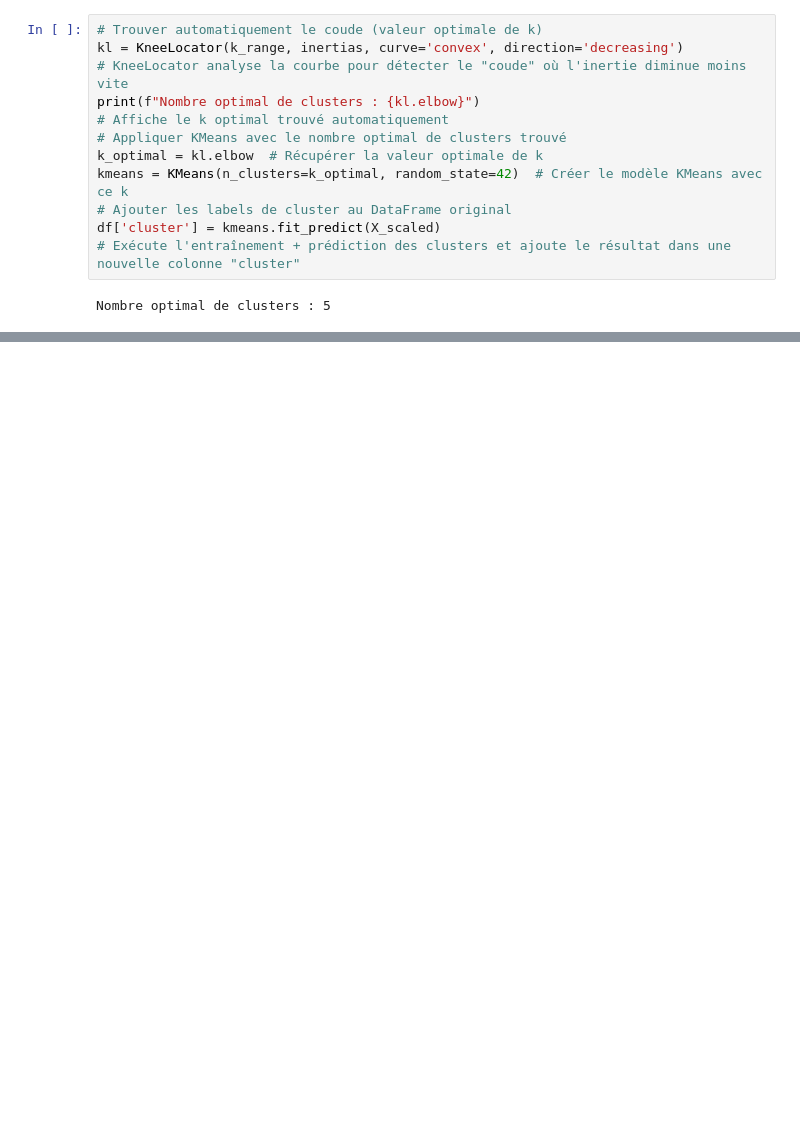
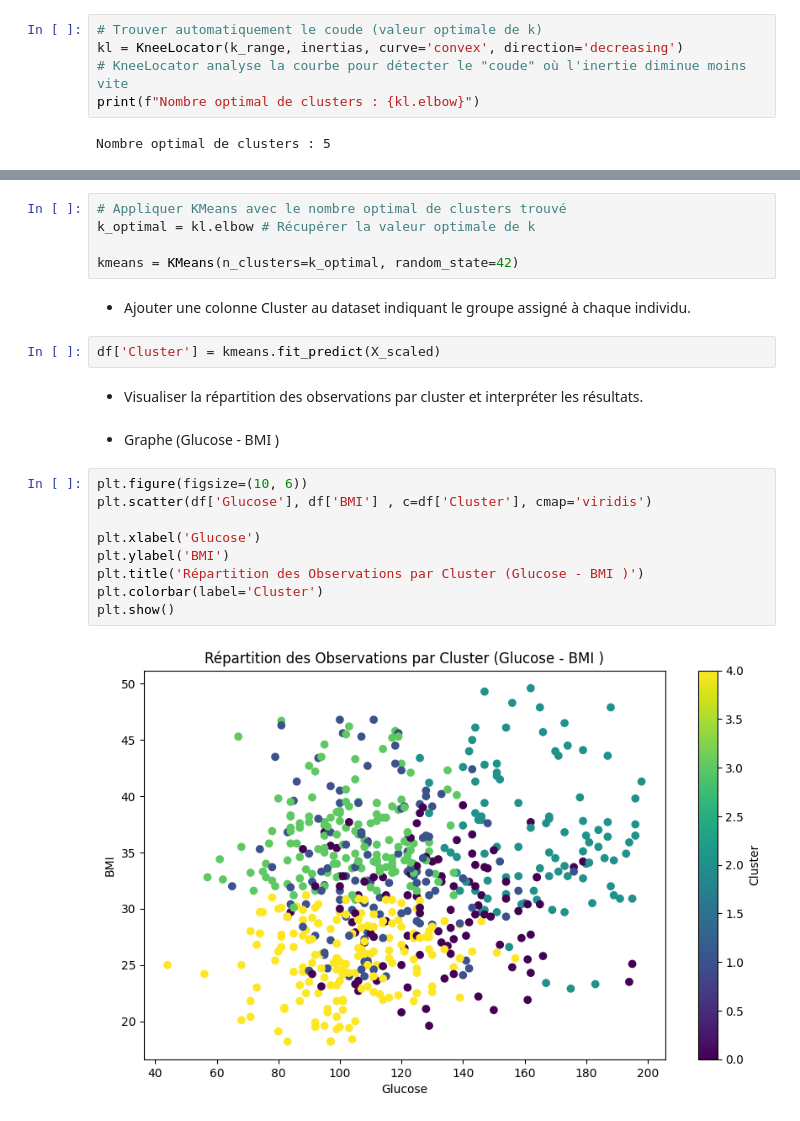
Before and after one commit to RaihanaAm/Analyse-de-Diab-te, a Jupyter notebook: Main.ipynb, the cells around one changed output, grey strips where cells are left out. Saved outputs shown, nothing was run; the diff lists cells and outputs as text; blank space fills up the shorter version.

Commit message:
visualisation des clusturing + interprétation

```diff
--- a/Main.ipynb
+++ b/Main.ipynb
@@ -342,12 +342,5 @@ plt.show()                                          # Afficher le graphique
 kl = KneeLocator(k_range, inertias, curve='convex', direction='decreasing')
 # KneeLocator analyse la courbe pour détecter le "coude" où l'inertie diminue moins vite
 print(f"Nombre optimal de clusters : {kl.elbow}")
-# Affiche le k optimal trouvé automatiquement
-# Appliquer KMeans avec le nombre optimal de clusters trouvé
-k_optimal = kl.elbow  # Récupérer la valeur optimale de k
-kmeans = KMeans(n_clusters=k_optimal, random_state=42)  # Créer le modèle KMeans avec ce k
-# Ajouter les labels de cluster au DataFrame original
-df['cluster'] = kmeans.fit_predict(X_scaled)
-# Exécute l'entraînement + prédiction des clusters et ajoute le résultat dans une nouvelle colonne "cluster"
 # %% [output]
 Nombre optimal de clusters : 5
@@ -353,0 +349,24 @@ Nombre optimal de clusters : 5
+# %%
+# Appliquer KMeans avec le nombre optimal de clusters trouvé
+k_optimal = kl.elbow # Récupérer la valeur optimale de k
+
+kmeans = KMeans(n_clusters=k_optimal, random_state=42)
+# %% [markdown]
+* Ajouter une colonne Cluster au dataset indiquant le groupe assigné à chaque individu.
+# %%
+df['Cluster'] = kmeans.fit_predict(X_scaled)
+# %% [markdown]
+* Visualiser la répartition des observations par cluster et interpréter les résultats.
+# %% [markdown]
+*  Graphe (Glucose - BMI )
+# %%
+plt.figure(figsize=(10, 6))
+plt.scatter(df['Glucose'], df['BMI'] , c=df['Cluster'], cmap='viridis')
+
+plt.xlabel('Glucose')
+plt.ylabel('BMI')
+plt.title('Répartition des Observations par Cluster (Glucose - BMI )')
+plt.colorbar(label='Cluster')
+plt.show()
+# %% [output]
+[figure, added]
```
Also changed, not shown: parts of 5 cells of this notebook.
